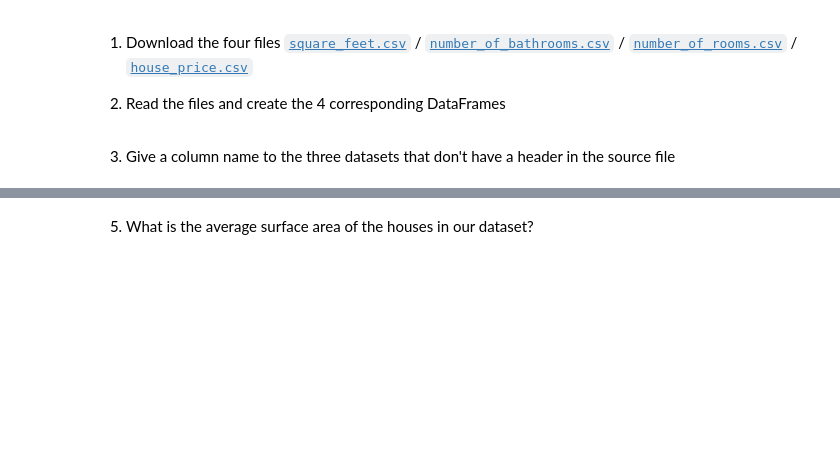
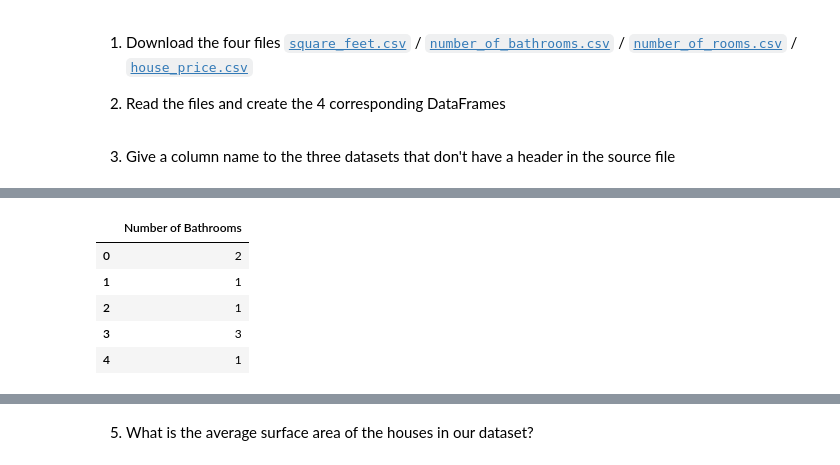
Before and after one commit to thibautgnt/Efrei_Python, a Jupyter notebook: Pandas/02-House_market.ipynb, the cells around one changed output, grey strips where cells are left out. Saved outputs shown, nothing was run; the diff lists cells and outputs as text; code cells hidden in the pictures; blank space fills up the shorter version.

```diff
--- a/Pandas/02-House_market.ipynb
+++ b/Pandas/02-House_market.ipynb
@@ -23,0 +31,9 @@ NameError: name 'pd' is not defined
+# %%
+number_of_bathrooms_df.head()
+# %% [output]
+|  | Number of Bathrooms |
+| 0 | 2 |
+| 1 | 1 |
+| 2 | 1 |
+| 3 | 3 |
+| 4 | 1 |
```
Also changed, not shown: parts of 18 cells of this notebook.
